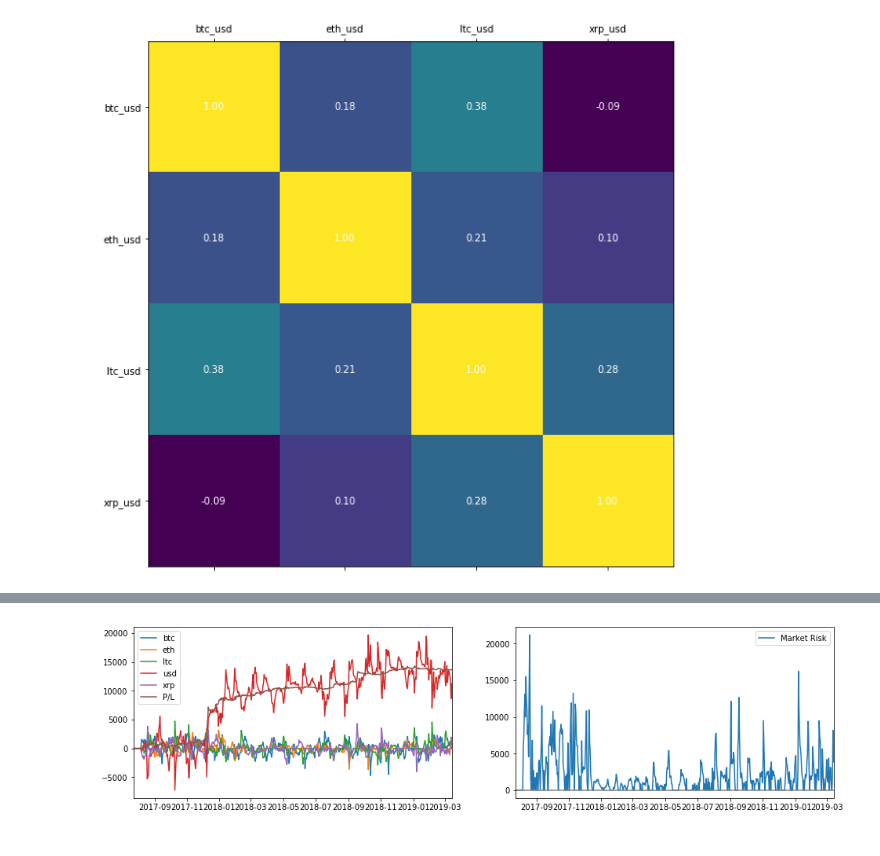
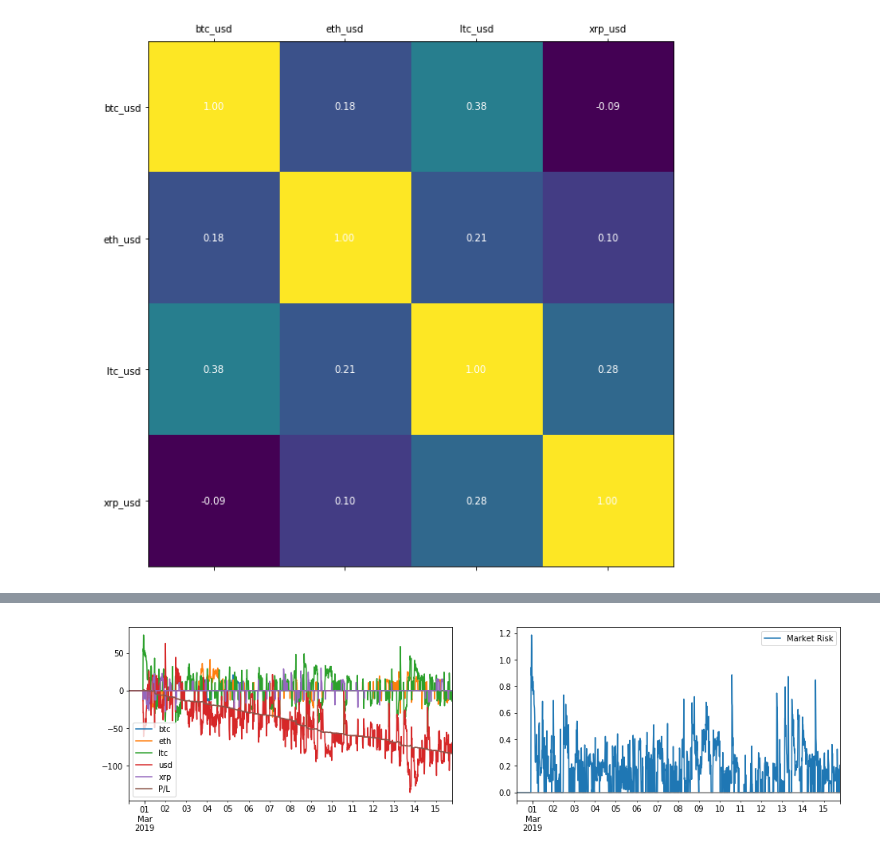
Before and after one commit to cambrian/quant, a Jupyter notebook: research/analysis.ipynb, the cells around one changed output, grey strips where cells are left out. Drawn from its saved outputs; the diff is of its cells as text; code cells hidden in the pictures.

```diff
--- a/research/analysis.ipynb
+++ b/research/analysis.ipynb
@@ -226,73 +280,53 @@ Name: 2019-03-14, dtype: int64
 # %%
-from strategy import MovingAverage
+from strategy import MovingAverage, Gaussian
 from numpy_ringbuffer import RingBuffer
 from math import log1p, sqrt
 
 class KalmanFilter(Strategy):
-    def __init__(self, correlation_window_size, movement_half_life, size, min_edge = 0, max_edge = 1e100, correlation_subsampling = 1):
-        '''edges are expressed in std deviations of the currency price
-        size is $ per std dev. of edge'''
+    '''Predicts fairs based on correlated movements between pairs. All inputs should be cointegrated.
+    '''
+    def __init__(self, correlation_window_size, movement_half_life):
         self.moving_prices_history = None
         self.correlation_window_size = correlation_window_size
-        self.min_edge = min_edge
-        self.max_edge = max_edge
-        self.size = size
-        self.correlation_subsampling = correlation_subsampling
         self.moving_prices = MovingAverage(movement_half_life)
         self.moving_volumes = MovingAverage(movement_half_life)
+        self.prev_prediction = None
 
-
-    def desired_balance_value(self, edge):
-        '''Returns (expressed in USD) the desired balance for a currency at the given edge from fair'''
-        if abs(edge) < self.min_edge:
-            return 0
-        if abs(edge) >= self.max_edge:
-            return 0
-        return edge * self.size
-
-    def step(self, balances, prices, volumes):
-        '''Calculates fair movements by averaging correlated movements between all pairs, weighted by log-volume
-        Concretely:
-        fair_btc_movement =
-            (btc_movment * v_btc
-             + eth_movement * v_eth * stddev_btc/stddev_eth
-             + ltc_movement * v_ltc * stddev_btc/stddev_ltc
-             + xrp_movement * v_xrp * stddev_btc/stddev_xrp
-            ) / v_total
-        '''
+    def step(self, prices, volumes):
         if self.moving_prices_history is None:
             self.moving_prices_history = RingBuffer(self.correlation_window_size, dtype=(np.float, len(prices.index)))
+
+        if self.prev_prediction is None:
+            self.prev_prediction = self.null_estimate(prices)
 
         self.moving_prices.step(prices)
         self.moving_volumes.step(volumes)
 
         if not self.moving_prices.ready:
-            return {}
+            return self.null_estimate(prices)
 
         self.moving_prices_history.append(self.moving_prices.value)
 
         if len(self.moving_prices_history) < self.correlation_window_size:
-            return {}
+            return self.null_estimate(prices)
 
         df = pd.DataFrame(np.array(self.moving_prices_history), columns = prices.index)
+        diffs = df.diff().iloc[1:]
+        diff = Gaussian(diffs.iloc[-1], diffs.var())
+        # Could also calculate diff from the raw price movements but using smoothed movements for diff seems to
+        # improve RoR
 
-        # compute fairs, edges
         stddevs = df.std()
         corr = df.corr()
         deltas = prices - df.mean()
-        predicted_deltas = (deltas * corr).mul(stddevs, axis=0).div(stddevs, axis=1)
-        log_volumes = self.moving_volumes.value.apply(log1p)
-        fair_deltas = (predicted_deltas * log_volumes).sum(axis=1) / log_volumes.sum()
-        edges = (deltas - fair_deltas) / stddevs
+        predicted_delta_means = corr.mul(deltas, axis=0).mul(stddevs, axis=1).div(stddevs, axis=0)
+        predicted_delta_variances = df.cov().div(stddevs, axis=0).pow(2) / (corr * corr) # scale by 1/r^2
+        predicted_deltas = Gaussian.join([Gaussian(predicted_delta_means.loc[i], predicted_delta_variances.loc[i]) for i in prices.index])
 
-        # turn fairs into orders
-        orders = {}
-        for (pair, edge) in edges.items():
-            currency = pair.partition('_')[0]
-            orders[pair] = self.desired_balance_value(edges[pair]) / prices[pair] - balances[currency]
+        new_prediction = Gaussian.sum([self.prev_prediction, diff]) & (predicted_deltas + df.mean())
+        self.prev_prediction = new_prediction
+        return new_prediction
 
-        return orders
-
-plot_results(evaluate(KalmanFilter(correlation_window_size = 16, movement_half_life = 1, size = 1000, min_edge = 0.25), tail_data(data, 600)))
+analyze(run(KalmanFilter(correlation_window_size = 64, movement_half_life = 3), data_15min, fees=0.001))
 # %% [output]
-[figure, old version]
+[figure, new version]
```
Also changed, not shown: parts of 16 cells of this notebook, 1 other file.
